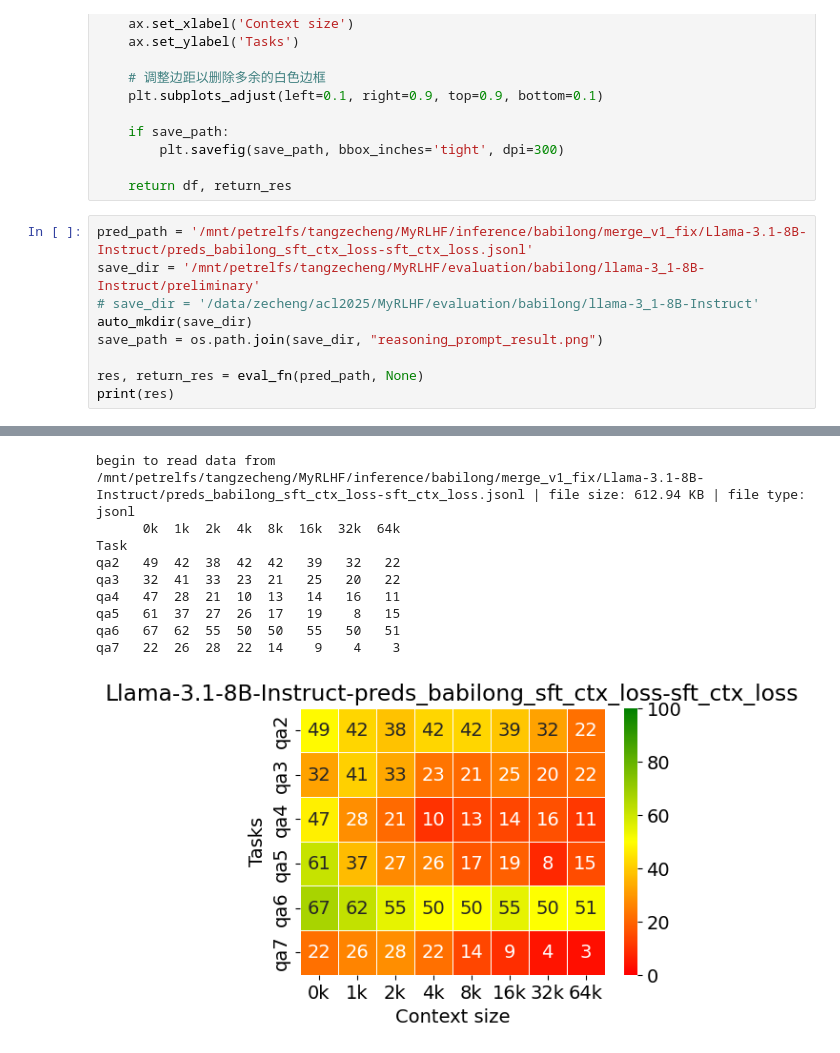
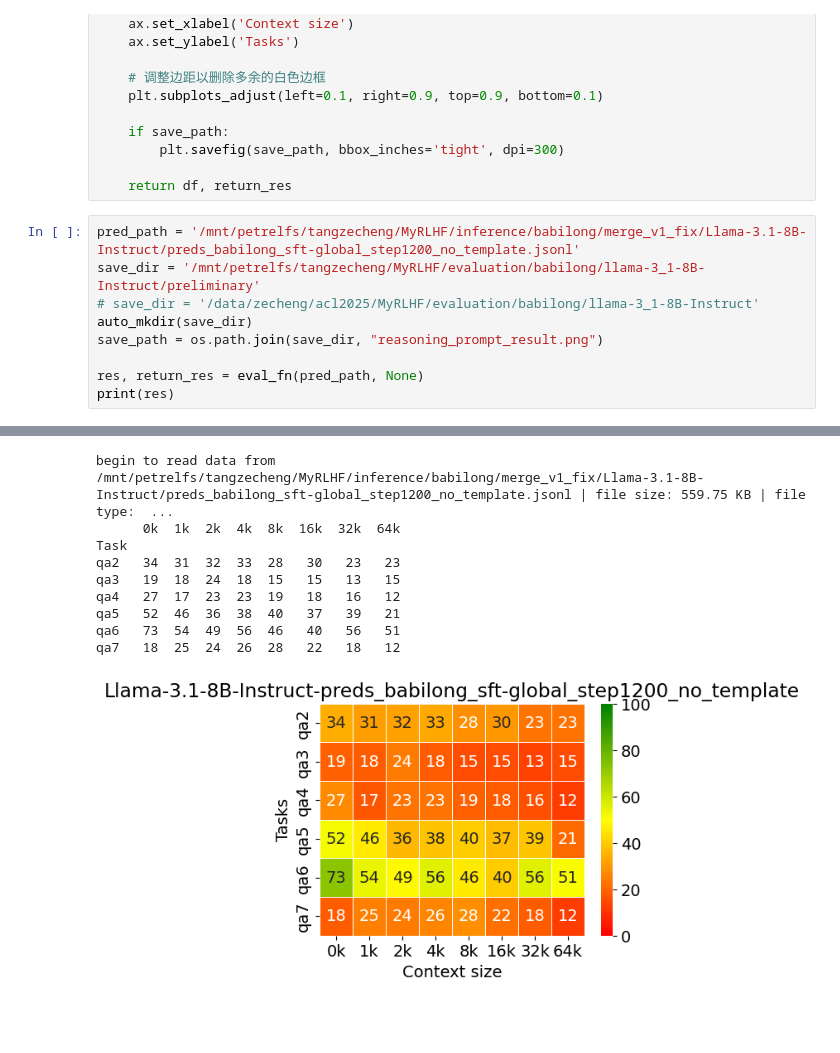
Before and after one commit to ZetangForward/MyRLHF, a Jupyter notebook: evaluation/babilong/eval.ipynb, the cells around one changed output, grey strips where cells are left out. Drawn from its saved outputs; the diff is of its cells as text; blank space fills up the shorter version.

```diff
--- a/evaluation/babilong/eval.ipynb
+++ b/evaluation/babilong/eval.ipynb
@@ -122,7 +122,7 @@ def eval_fn(pred_path, save_path=None):
 
     return df, return_res
 # %%
-pred_path = '/mnt/petrelfs/tangzecheng/MyRLHF/inference/babilong/merge_v1_fix/Llama-3.1-8B-Instruct/preds_babilong_sft_ctx_loss-sft_ctx_loss.jsonl'
+pred_path = '/mnt/petrelfs/tangzecheng/MyRLHF/inference/babilong/merge_v1_fix/Llama-3.1-8B-Instruct/preds_babilong_sft-global_step1200_no_template.jsonl'
 save_dir = '/mnt/petrelfs/tangzecheng/MyRLHF/evaluation/babilong/llama-3_1-8B-Instruct/preliminary'
 # save_dir = '/data/zecheng/acl2025/MyRLHF/evaluation/babilong/llama-3_1-8B-Instruct'
 auto_mkdir(save_dir)
@@ -135,13 +135,13 @@ print(res)
-begin to read data from /mnt/petrelfs/tangzecheng/MyRLHF/inference/babilong/merge_v1_fix/Llama-3.1-8B-Instruct/preds_babilong_sft_ctx_loss-sft_ctx_loss.jsonl | file size: 612.94 KB | file type: jsonl
+begin to read data from /mnt/petrelfs/tangzecheng/MyRLHF/inference/babilong/merge_v1_fix/Llama-3.1-8B-Instruct/preds_babilong_sft-global_step1200_no_template.jsonl | file size: 559.75 KB | file type:  ...
       0k  1k  2k  4k  8k  16k  32k  64k
 Task
-qa2   49  42  38  42  42   39   32   22
-qa3   32  41  33  23  21   25   20   22
-qa4   47  28  21  10  13   14   16   11
-qa5   61  37  27  26  17   19    8   15
-qa6   67  62  55  50  50   55   50   51
-qa7   22  26  28  22  14    9    4    3
+qa2   34  31  32  33  28   30   23   23
+qa3   19  18  24  18  15   15   13   15
+qa4   27  17  23  23  19   18   16   12
+qa5   52  46  36  38  40   37   39   21
+qa6   73  54  49  56  46   40   56   51
+qa7   18  25  24  26  28   22   18   12
-[figure, old version]
+[figure, new version]
 # %%
 res
 # %% [output]
```
Also changed, not shown: parts of 5 cells of this notebook, 10 other files.
